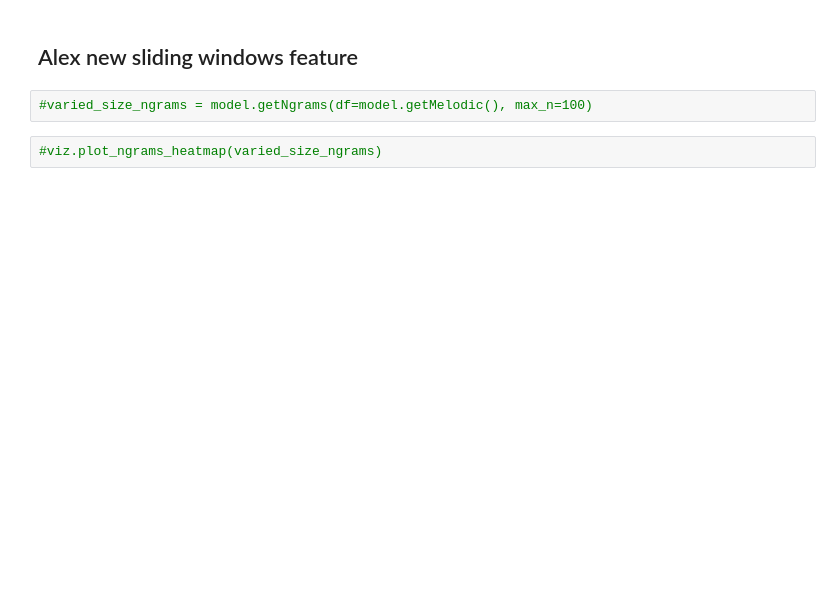
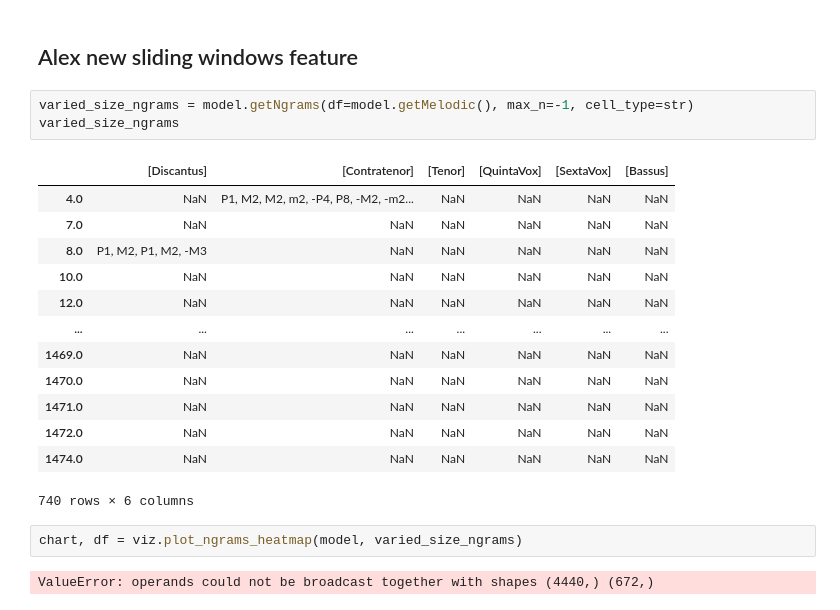
Before and after one commit to trangdang168/CRIM_Intervals_Notebooks, a Jupyter notebook: Trang_CRIM_Intervals_Morgan.ipynb, the cells around one changed output. Drawn from its saved outputs; the diff is of its cells as text; blank space fills up the shorter version.

Commit message:
rough draft for relationships heatmap

```diff
--- a/Trang_CRIM_Intervals_Morgan.ipynb
+++ b/Trang_CRIM_Intervals_Morgan.ipynb
@@ -137,6 +179,23 @@ h_ng_chart
 # %% [markdown]
 ## Alex new sliding windows feature
 # %%
-#varied_size_ngrams = model.getNgrams(df=model.getMelodic(), max_n=100)
+varied_size_ngrams = model.getNgrams(df=model.getMelodic(), max_n=-1, cell_type=str)
+varied_size_ngrams
+# %% [output]
+|  | [Discantus] | [Contratenor] | [Tenor] | [QuintaVox] | [SextaVox] | [Bassus] |
+| 4.0 | NaN | P1, M2, M2, m2, -P4, P8, -M2, -m2... | NaN | NaN | NaN | NaN |
+| 7.0 | NaN | NaN | NaN | NaN | NaN | NaN |
+| 8.0 | P1, M2, P1, M2, -M3 | NaN | NaN | NaN | NaN | NaN |
+| 10.0 | NaN | NaN | NaN | NaN | NaN | NaN |
+| 12.0 | NaN | NaN | NaN | NaN | NaN | NaN |
+| ... | ... | ... | ... | ... | ... | ... |
+| 1469.0 | NaN | NaN | NaN | NaN | NaN | NaN |
+| 1470.0 | NaN | NaN | NaN | NaN | NaN | NaN |
+| 1471.0 | NaN | NaN | NaN | NaN | NaN | NaN |
+| 1472.0 | NaN | NaN | NaN | NaN | NaN | NaN |
+| 1474.0 | NaN | NaN | NaN | NaN | NaN | NaN |
+740 rows × 6 columns
 # %%
-#viz.plot_ngrams_heatmap(varied_size_ngrams)
+chart, df = viz.plot_ngrams_heatmap(model, varied_size_ngrams)
+# %% [output]
+ValueError: operands could not be broadcast together with shapes (4440,) (672,)
```
Also changed, not shown: parts of 10 cells of this notebook, 4 other files.
